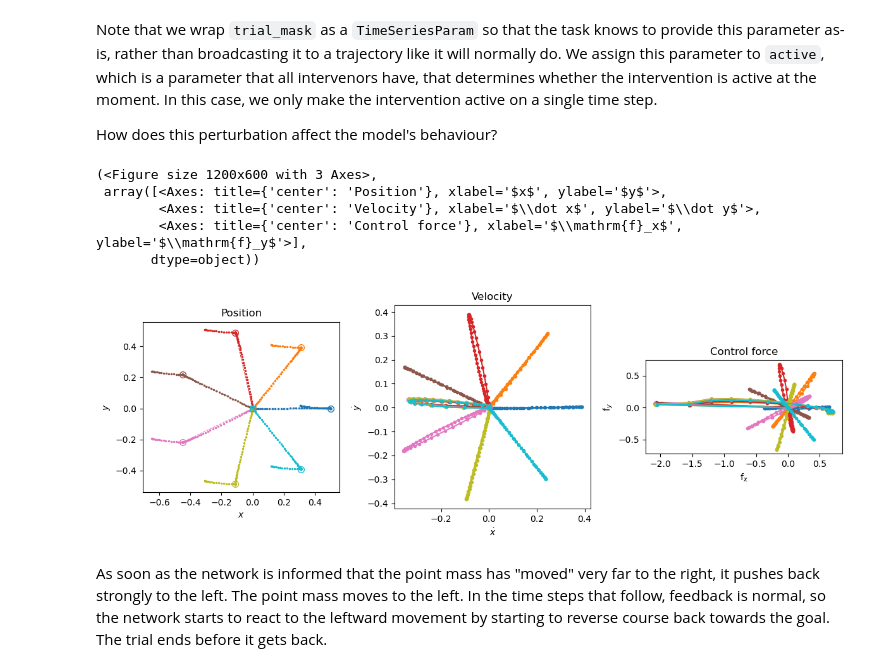
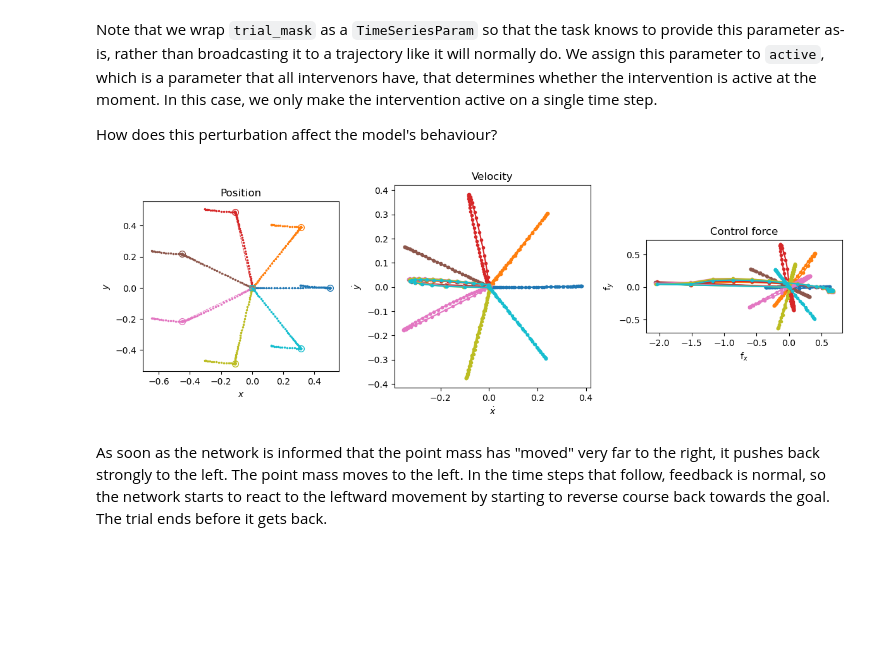
Before and after one commit to mlprt/feedbax, a Jupyter notebook: examples/6_intervening_2.ipynb, the cells around one changed output. Cells and saved outputs as stored; diff of their text form; code cells hidden in the pictures; blank space fills up the shorter version.

```diff
--- a/examples/6_intervening_2.ipynb
+++ b/examples/6_intervening_2.ipynb
@@ -257,7 +243,7 @@ task_fb_impulse, model_fb_impulse = schedule_intervenor(
             # This is how we choose to perturb the position array, in particular.
             out_where=lambda state: state.output[impulse_var],
         ),
-    where=lambda model: model.step.feedback_channels[0],
+    where=lambda model: model.step.channels.models,
     stage_name='add_noise',
     default_active=False
 )
@@ -266,18 +252,13 @@ Note that we wrap `trial_mask` as a `TimeSeriesParam` so that the task knows to
 
 How does this perturbation affect the model's behaviour?
 # %%
-plot_reach_trajectories(
+_ = plot_reach_trajectories(
     task_fb_impulse.eval(model_fb_impulse, key=key_eval),
     trial_specs=task.validation_trials,
     straight_guides=True,  # Show dashed lines for "ideal" straight reaches
 )
 # %% [output]
-(<Figure size 1200x600 with 3 Axes>,
- array([<Axes: title={'center': 'Position'}, xlabel='$x$', ylabel='$y$'>,
-        <Axes: title={'center': 'Velocity'}, xlabel='$\\dot x$', ylabel='$\\dot y$'>,
-        <Axes: title={'center': 'Control force'}, xlabel='$\\mathrm{f}_x$', ylabel='$\\mathrm{f}_y$'>],
-       dtype=object))
-[figure, old version]
+[figure, new version]
 # %% [markdown]
 As soon as the network is informed that the point mass has "moved" very far to the right, it pushes back strongly to the left. The point mass moves to the left. In the time steps that follow, feedback is normal, so the network starts to react to the leftward movement by starting to reverse course back towards the goal. The trial ends before it gets back.
 # %% [markdown]
```
Also changed, not shown: parts of 16 cells of this notebook, 25 other files.
